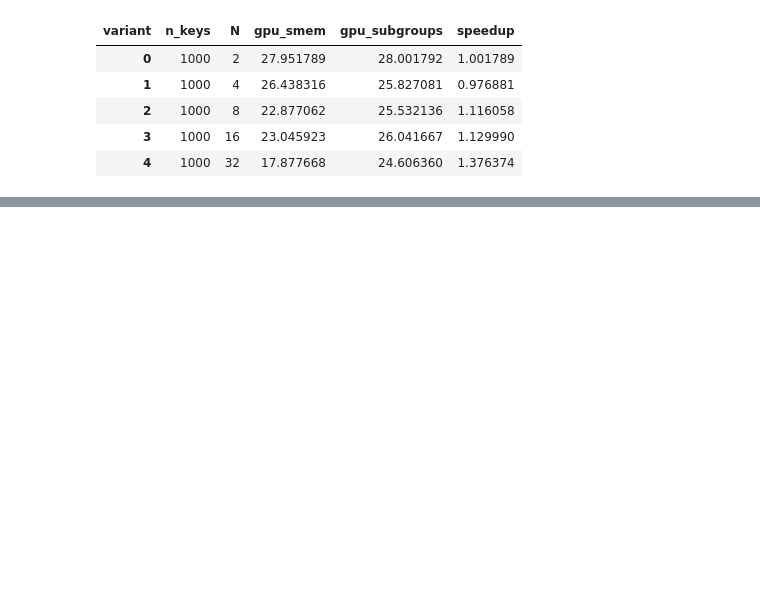
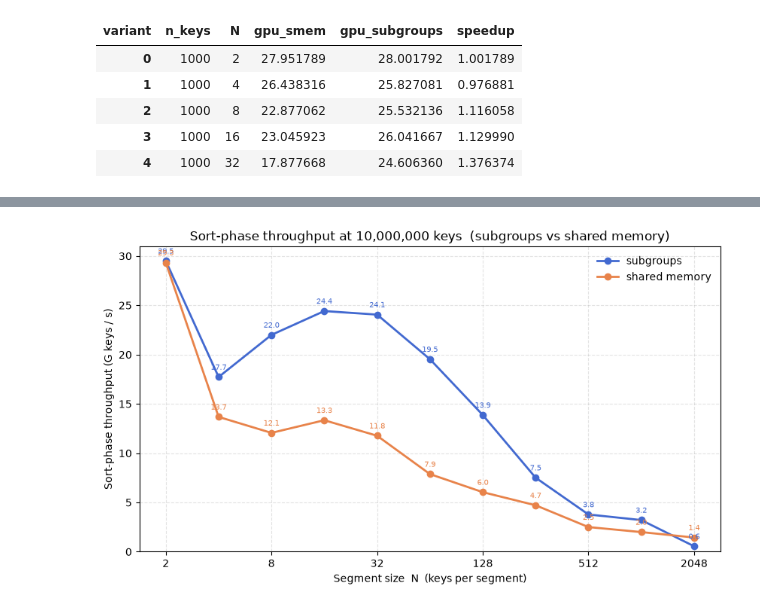
Before and after one commit to hollinwilkins/wb_segsort, a Jupyter notebook: notebooks/experiment2.ipynb, the cells around one changed output, grey strips where cells are left out. Cells and saved outputs as stored; diff of their text form; code cells hidden in the pictures; blank space fills up the shorter version.

```diff
--- a/notebooks/experiment2.ipynb
+++ b/notebooks/experiment2.ipynb
@@ -394,0 +451,39 @@ plt.show()
+# %%
+# ===========================================================================
+# LARGEST INPUT ONLY (10M keys), throughput in G keys/s. This is the most
+# GPU-saturated row -- and the one directly comparable to bb_segsort's reg-sort
+# figure (Hou et al. Fig 9), which is also reported in G elements/s. Scaling to
+# G/s (M/s / 1000) puts the magnitudes on the same footing as that paper.
+# ===========================================================================
+import matplotlib.ticker as mticker
+
+NK = 10_000_000
+g10 = sort_summary[sort_summary["n_keys"] == NK].copy()
+g10["throughput_gkeys_s"] = g10["sort_throughput_mkeys_s"] / 1e3   # M/s -> G/s
+
+fig, ax = plt.subplots(figsize=(8.5, 5.0))
+
+for variant in ("gpu_subgroups", "gpu_smem"):
+    g = g10[g10["variant"] == variant].sort_values("N")
+    ax.plot(g["N"], g["throughput_gkeys_s"], marker="o", markersize=6, linewidth=2,
+            color=METHOD_COLORS[variant], label=METHOD_LABELS[variant])
+    # annotate each point with its G/s value
+    for _, row in g.iterrows():
+        ax.annotate(f"{row['throughput_gkeys_s']:.1f}",
+                    (row["N"], row["throughput_gkeys_s"]),
+                    textcoords="offset points", xytext=(0, 7),
+                    ha="center", fontsize=7, color=METHOD_COLORS[variant])
+
+ax.set_xscale("log", base=2)
+ax.set_ylim(bottom=0)
+ax.set_xlabel("Segment size  N  (keys per segment)")
+ax.set_ylabel("Sort-phase throughput (G keys / s)")
+ax.set_title(f"Sort-phase throughput at {NK:,} keys  (subgroups vs shared memory)")
+ax.xaxis.set_major_formatter(mticker.FuncFormatter(lambda v, _: f"{int(v)}"))
+ax.grid(True, which="both", linestyle="--", alpha=0.35)
+ax.legend(frameon=False, fontsize=10)
+
+fig.tight_layout()
+plt.show()
+# %% [output]
+[figure, added]
```
Also changed, not shown: parts of 1 cell of this notebook, 9 other files.
